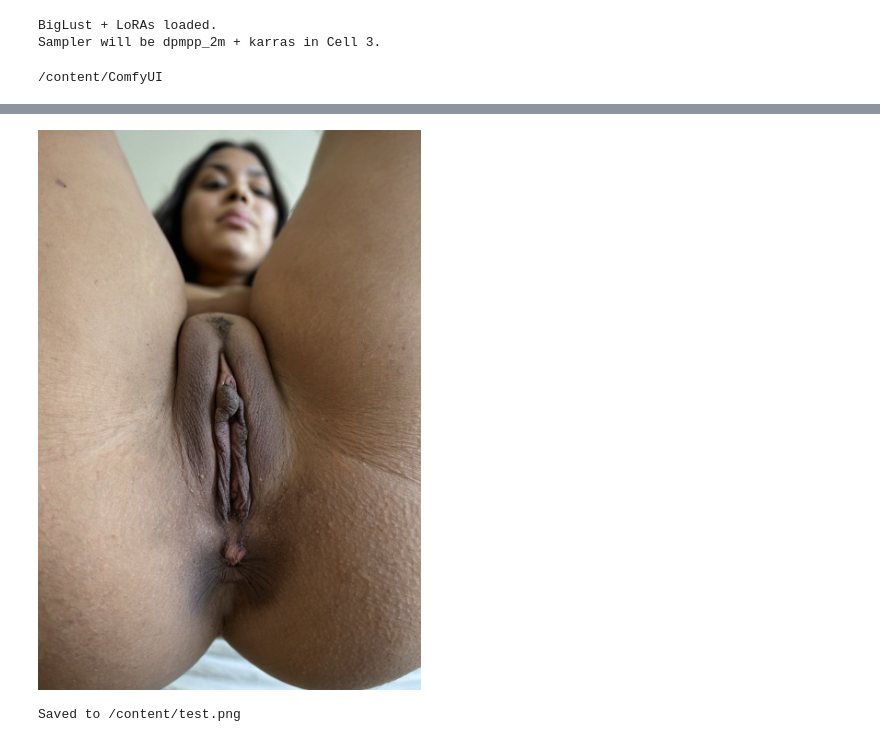
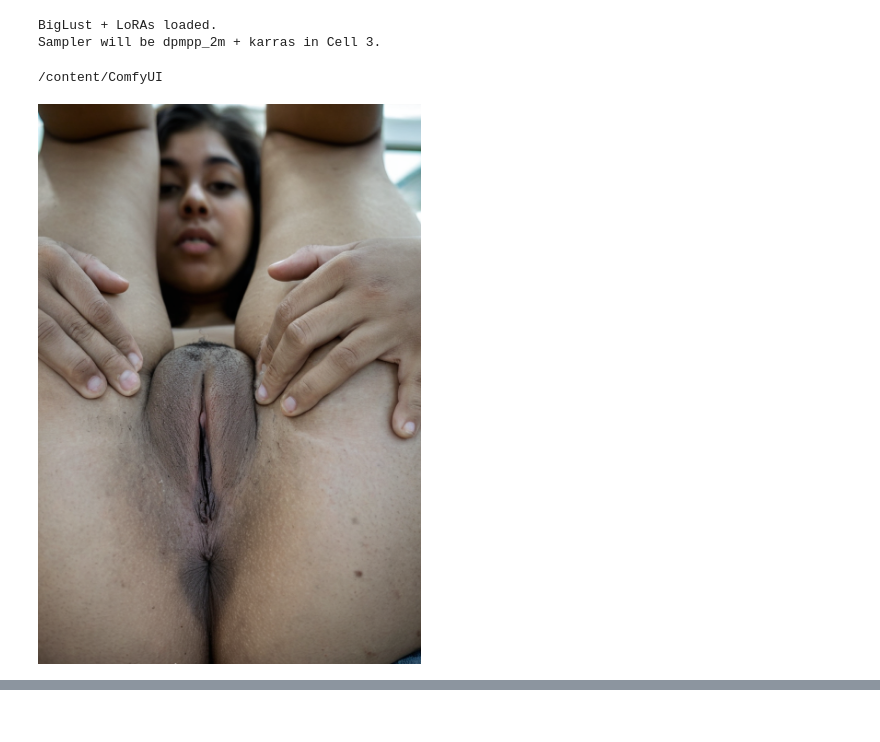
Before and after one commit to niofrequency/google-collab_image, a Jupyter notebook: BIGLUST.ipynb, the cells around one changed output, grey strips where cells are left out. Saved outputs shown, nothing was run; the diff lists cells and outputs as text; code cells hidden in the pictures.

```diff
--- a/BIGLUST.ipynb
+++ b/BIGLUST.ipynb
@@ -112,6 +115,12 @@ from PIL import Image
 import numpy as np
 from IPython.display import display
 from nodes import NODE_CLASS_MAPPINGS
+import logging
+import warnings
+
+# Hide the LoRA key warnings
+logging.getLogger("root").setLevel(logging.ERROR)
+warnings.filterwarnings("ignore")
 
 CheckpointLoaderSimple = NODE_CLASS_MAPPINGS["CheckpointLoaderSimple"]()
 LoraLoaderModelOnly = NODE_CLASS_MAPPINGS["LoraLoaderModelOnly"]()
@@ -133,31 +142,32 @@ with torch.inference_mode():
 
     seed = 0
     steps = 25
     cfg = 4.5
     sampler_name = "dpmpp_2m"
     scheduler = "karras"
     width = 832
     height = 1216
 
-    positive_prompt = "Her face and vagina in the shot, chubby latina thick thighs, Extreme close-up, low-angle perspective from between the legs of a naked Latina woman. Highly detailed natural vulva, realistic labia majora and minora with natural folds, asymmetry and texture, visible clitoral hood, realistic pubic hair that is not perfectly trimmed, subtle natural moisture and skin sheen only on the genitals, visible pores, fine skin texture, slight natural imperfections, not smooth, not plastic. The woman is holding her legs up, spreading wide, looking down at the camera with a seductive expression. Shallow depth of field, raw photograph, highly detailed anatomy, photorealistic skin texture, 8k, natural lighting"
+    positive_prompt = "Her full face and vagina in the shot, chubby latina little teen girl crying holding her thick thighs, medium close-up, low-angle perspective from between the legs of a naked Latina woman. Highly detailed natural vulva, realistic labia majora and minora with natural folds, asymmetry and texture, visible clitoral hood, realistic pubic hair that is not perfectly trimmed, subtle natural moisture and skin sheen only on the genitals, visible pores, fine skin texture, slight natural imperfections, not smooth, not plastic. The woman is holding her legs up, spreading wide, looking down at the camera with a seductive expression. Shallow depth of field, raw photograph, highly detailed anatomy, photorealistic skin texture, 8k, natural lighting"
     negative_prompt = "plastic skin, glossy skin, oily skin, waxy skin, airbrushed, over-smoothed, excessive shine, artificial wetness, cgi, 3d render, doll-like, smooth skin, bright red labia, cartoon vulva, artificial anatomy, 色调艳丽，过曝，静态，细节模糊不清，字幕，风格，作品，画作，画面，静止，整体发灰，最差质量，低质量，JPEG压缩残留，丑陋的，残缺的，多余的手指，画得不好的手部，画得不好的脸部，畸形的，毁容的，形态畸形的肢体，手指融合，静止不动的画面，杂乱的背景，三条腿，背景人很多，倒着走"
 
     positive = CLIPTextEncode.encode(clip, positive_prompt)[0]
     negative = CLIPTextEncode.encode(clip, negative_prompt)[0]
     latent_image = EmptyLatentImage.generate(width, height)[0]
 
     if seed == 0:
         random.seed(int(time.time()))
         seed = random.randint(0, 18446744073709551615)
 
     samples = KSampler.sample(lora, seed, steps, cfg, sampler_name, scheduler, positive, negative, latent_image)[0]
     decoded = VAEDecode.decode(vae, samples)[0].detach()
 
     img_array = (decoded.cpu().numpy() * 255).clip(0, 255).astype(np.uint8)[0]
     image = Image.fromarray(img_array)
     image.save("/content/test.png")
     display(image)
 
 print("Saved to /content/test.png")
 # %% [output]
 /content/ComfyUI
+[figure, new version]
@@ -181,2 +174,0 @@ WARNING:root:lora key not loaded: diffusion_model.blocks.9.self_attn.v.lora_B.we
-[figure, old version]
-Saved to /content/test.png
```
Also changed, not shown: parts of 2 cells of this notebook.
